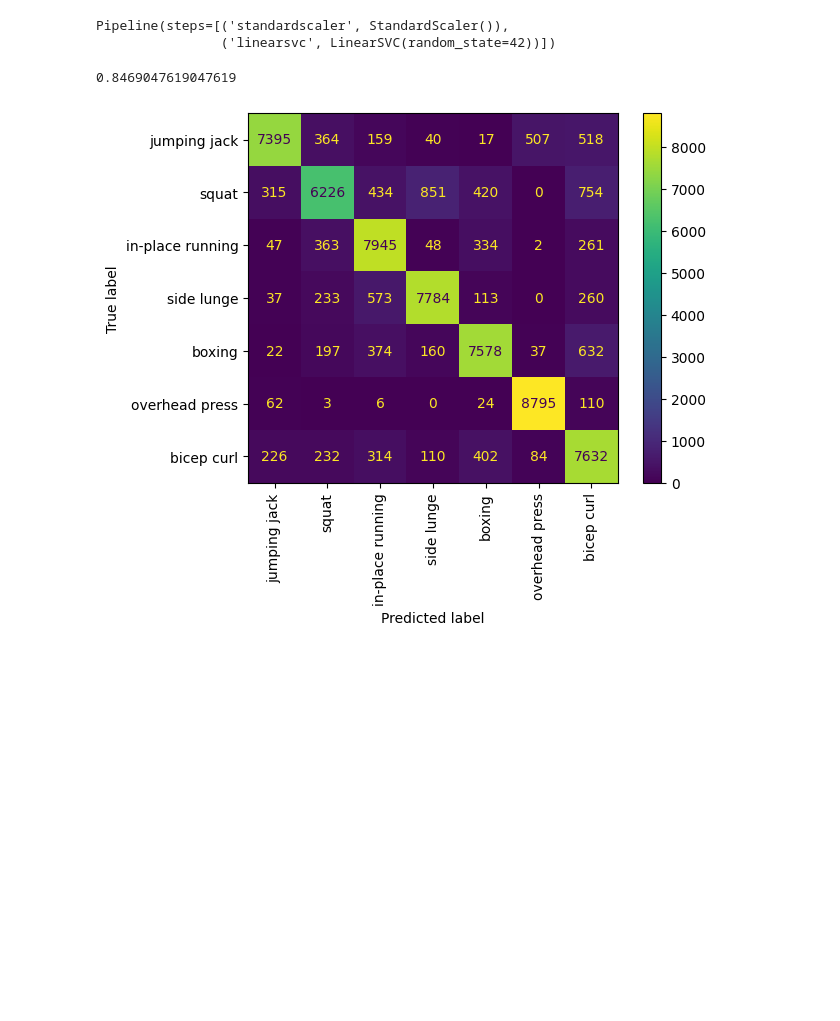
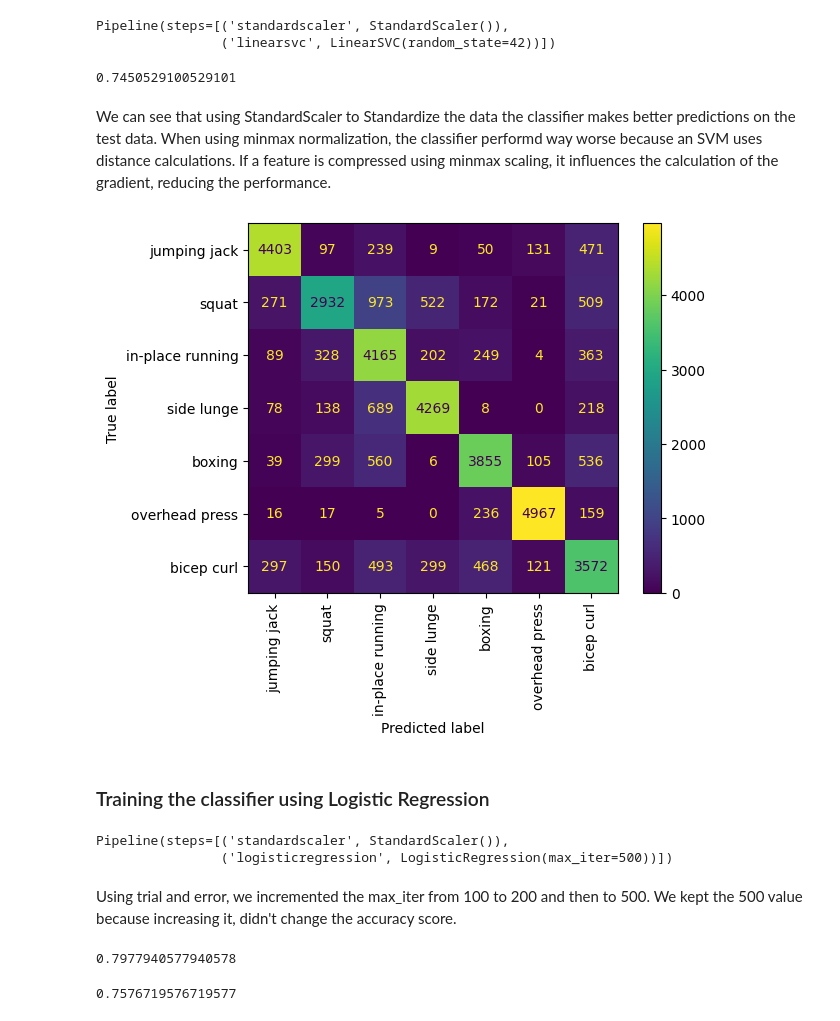
Before and after one commit to adelinagiurea0865/traditioneleML, a Jupyter notebook: sprint1.ipynb, the cells around one changed output. Cells and saved outputs as stored; diff of their text form; code cells hidden in the pictures; blank space fills up the shorter version.

Commit message:
add classifiers

```diff
--- a/sprint1.ipynb
+++ b/sprint1.ipynb
@@ -130,27 +140,56 @@ clf.fit(X,y)
 Pipeline(steps=[('standardscaler', StandardScaler()),
                 ('linearsvc', LinearSVC(random_state=42))])
 # %%
-accuracy_score(y, clf.predict(X))
+accuracy_score(y_test, clf.predict(X_test))
 # %% [output]
-0.8469047619047619
+0.7450529100529101
+# %% [markdown]
+We can see that using StandardScaler to Standardize the data the classifier makes better predictions on the test data. When using minmax normalization, the classifier performd way worse because an SVM uses distance calculations. If a feature is compressed using minmax scaling, it influences the calculation of the gradient, reducing the performance.
 # %%
 labels = [
     'jumping jack',
     'squat',
     'in-place running',
     'side lunge',
     'boxing',
     'overhead press',
     'bicep curl'
 ]
 
 from sklearn.metrics import ConfusionMatrixDisplay
 
 disp = ConfusionMatrixDisplay.from_estimator(
-    clf,X,y,display_labels=labels, xticks_rotation='vertical')
+    clf,X_test,y_test,display_labels=labels, xticks_rotation='vertical')
 
 plt.show()
 
 # overhead press is de meest duidelijke :) )
 # %% [output]
-[figure, old version]
+[figure, new version]
+# %% [markdown]
+### Training the classifier using Logistic Regression
+# %%
+from sklearn.linear_model import LogisticRegression
+
+clf = make_pipeline(StandardScaler(), LogisticRegression(max_iter=500))
+clf.fit(X,y)
+# %% [output]
+Pipeline(steps=[('standardscaler', StandardScaler()),
+                ('logisticregression', LogisticRegression(max_iter=500))])
+# %% [markdown]
+Using trial and error, we incremented the max_iter from 100 to 200 and then to 500. We kept the 500 value because increasing it, didn't change the accuracy score.
+# %%
+# predict the labels of the train data just to see the accuracy score
+_y = clf.predict(X)
+
+# calculate accuracy score for the data you used for training, this is not a good way!! :)
+accuracy_score(y,_y)
+# %% [output]
+0.7977940577940578
+# %%
+# predict the labels for the test data
+_y_test = clf.predict(X_test)
+
+accuracy_score(y_test,_y_test)
+# %% [output]
+0.7576719576719577
```
Also changed, not shown: parts of 16 cells of this notebook.
